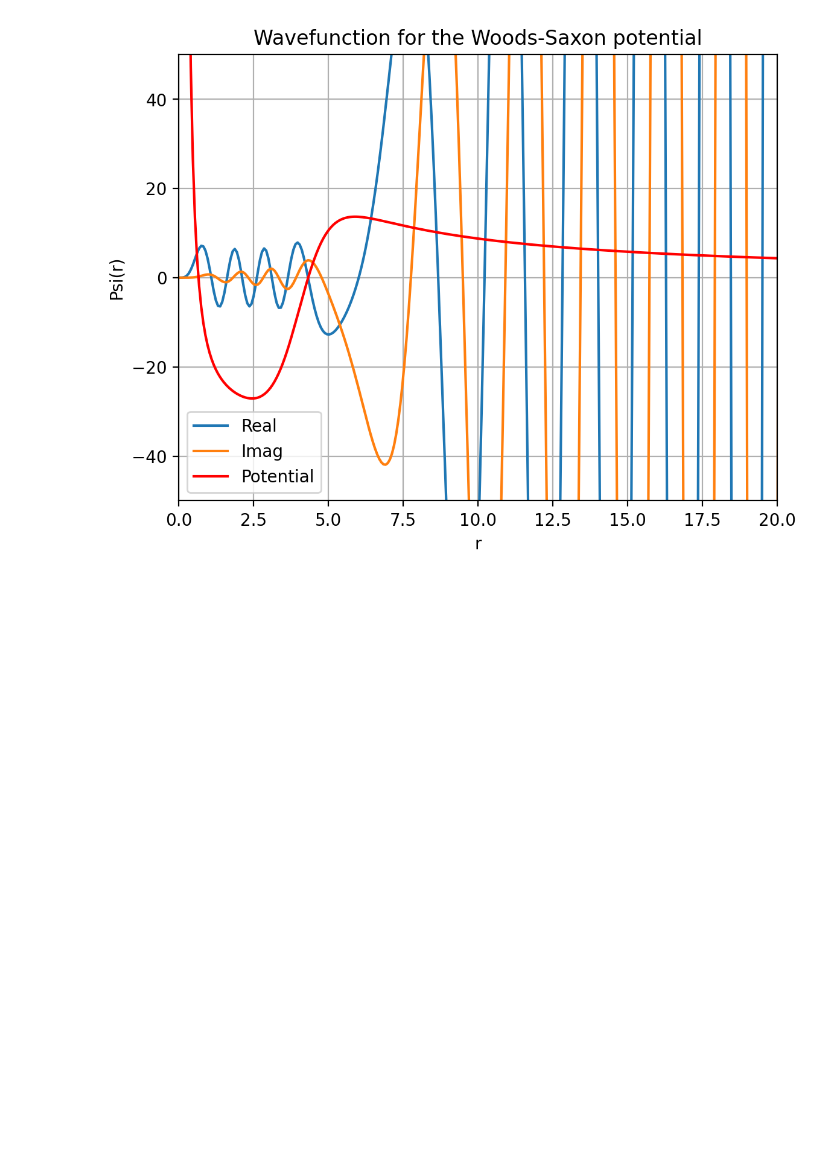
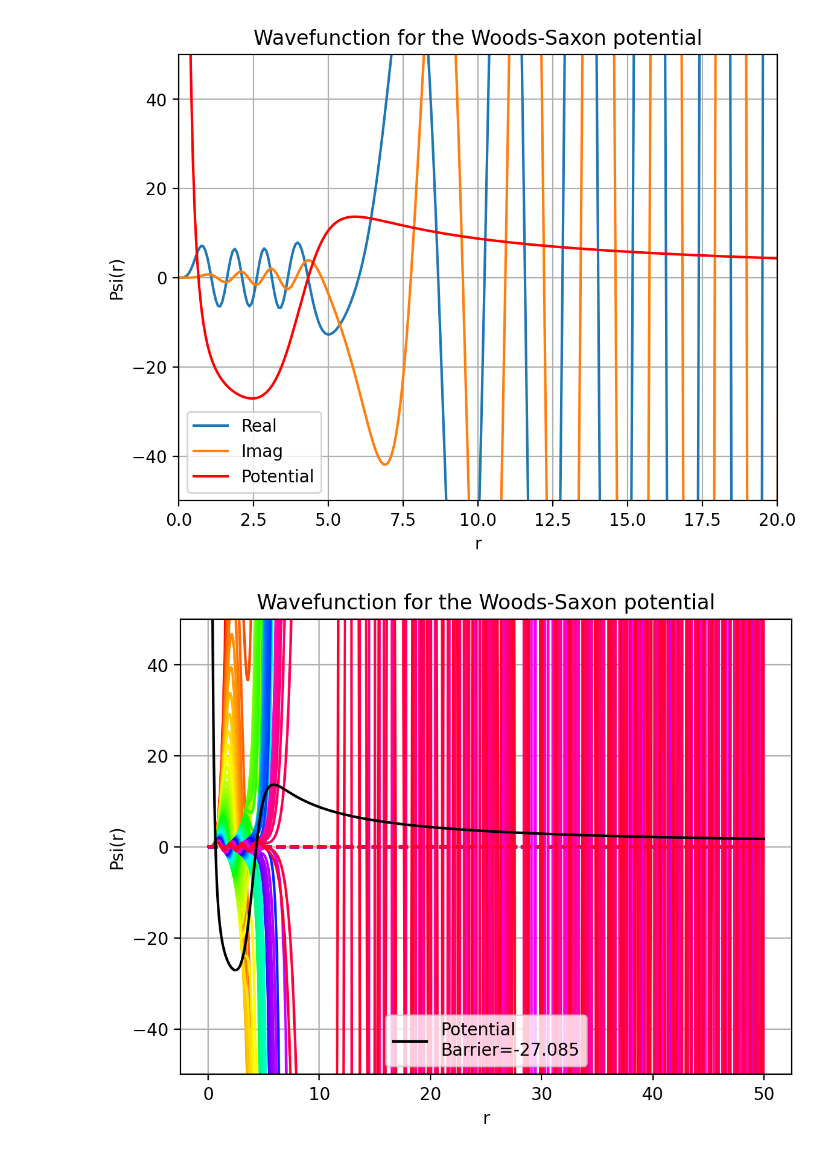
Before and after one commit to 1joshuawylie/2023-FRIB-TA-Summer-School, a Jupyter notebook: dimensionality-reduction/Resonance Challenge.ipynb, the cells around one changed output. Cells and saved outputs as stored; diff of their text form; code cells hidden in the pictures; blank space fills up the shorter version.

```diff
--- a/dimensionality-reduction/Resonance Challenge.ipynb
+++ b/dimensionality-reduction/Resonance Challenge.ipynb
@@ -150,3 +100,69 @@ plt.grid(True)
 plt.show()
 # %% [output]
 [figure]
+# %%
+# Constants
+Z1=1
+Z2=60
+
+eta=Z1*Z2*1.439
+m = 1/2  # Particle mass
+hbar = 1  # Reduced Planck constant
+
+# Potential parameters
+V0 = 60  # Potential strength
+R = 4  # Woods-Saxon potential radius
+a = 0.5  # Woods-Saxon potential diffuseness
+
+# Energy and angular momentum quantum number
+E = 13.4 - 1.3*1j  # Energy eigenvalue
+l = 3   # Angular momentum quantum number
+
+
+# Integration parameters
+r_start = 0.01  # Initial position
+r_end=50  # Final position
+
+corr_factor=1
+
+# Initial conditions
+psi0 = corr_factor*r_start**(l+1) + 0j # Initial wavefunction value
+psi_prime0 = corr_factor*(l+1)*r_start**(l) +0j # Initial derivative value
+
+E = np.arange(-27,10,0.5)
+
+fig = plt.figure(dpi=200)
+cmap = cm.hsv
+
+for i,e_ in enumerate(E):
+    # Solve the Schrödinger equation
+    sol = solve_ivp(lambda r, y: schrodinger_eqn(r, y, e_, V0, R, a, l), (r_start, r_end), [psi0, psi_prime0], dense_output=True)
+
+    # Calculate the wavefunction
+    r_values = np.linspace(r_start, r_end, 1000)
+    psi_values = sol.sol(r_values)[0]
+
+    potvals=(2 * m / hbar**2) * (woods_saxon_potential(r_values, V0, R, a) + l * (l + 1) / r_values**2 + coulomb_pot_list(Z1,Z2,r_values,R))
+
+    # Plot the wavefunction
+    # plt.plot(r_values, 10*np.real(psi_values)/max(abs(psi_values[800:-1])))
+    # plt.plot(r_values, 10*np.imag(psi_values)/max(abs(psi_values[800:-1])))
+
+    plt.plot(r_values, 10*np.real(psi_values),color=cmap(i/len(E)))
+    plt.plot(r_values, 10*np.imag(psi_values),color=cmap(i/len(E)),linestyle='--')
+plt.plot(r_values, potvals,label='Potential\nBarrier={:.3f}'.format(min(potvals)),color='k')
+
+# plt.plot(r_values, coulomb_pot_list(Z1,Z2,r_values,R),'g')
+
+plt.ylim(-50,50)
+# plt.xlim(0,20)
+
+plt.legend()
+
+plt.xlabel('r')
+plt.ylabel('Psi(r)')
+plt.title('Wavefunction for the Woods-Saxon potential')
+plt.grid(True)
+plt.show()
+# %% [output]
+[figure, added]
```
Also changed, not shown: parts of 12 cells of this notebook, 18 other files.
